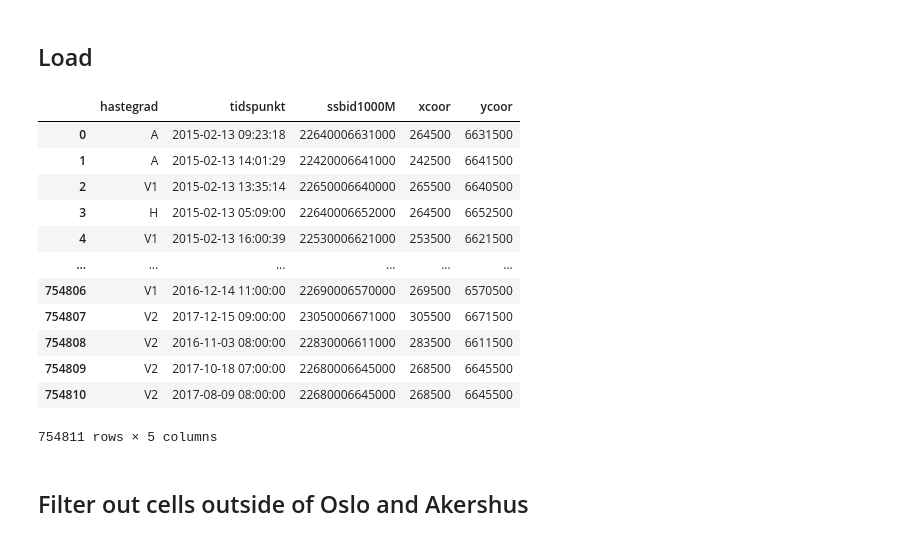
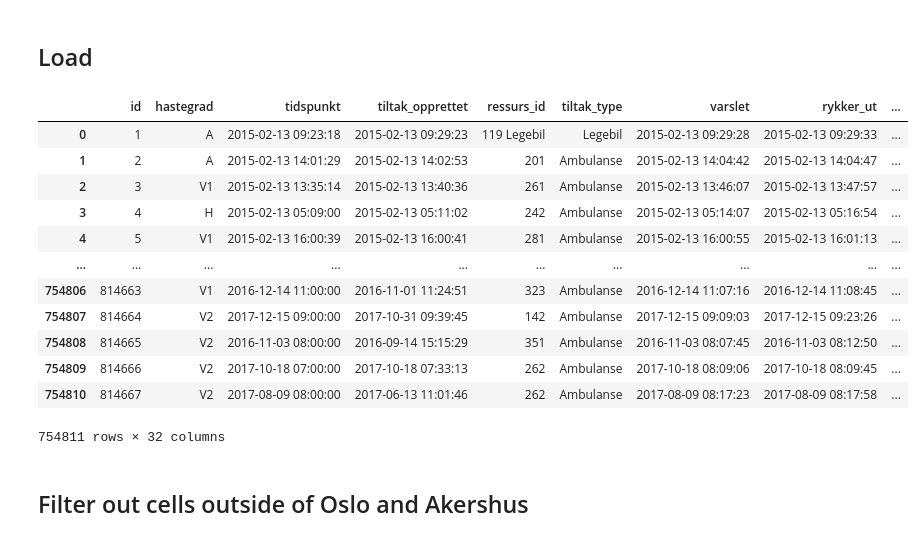
Before and after one commit to Magssch/gecco-2023-ambulance-allocation, a Jupyter notebook: scripts/notebooks/nicklas_spacial.ipynb, the cells around one changed output. Drawn from its saved outputs; the diff is of its cells as text; code cells hidden in the pictures.

```diff
--- a/scripts/notebooks/nicklas_spacial.ipynb
+++ b/scripts/notebooks/nicklas_spacial.ipynb
@@ -34,24 +34,25 @@ matplotlib backend: module://matplotlib_inline.backend_inline
 should_save = False
 # %% [markdown]
 ## Load
-# %%
-fields = ['tidspunkt', 'xcoor', 'ycoor', 'hastegrad', 'ssbid1000M']
-incidents = pd.read_csv('proprietary_data/cleaned_data.csv', usecols=fields)
-incidents
-# %% [output]
-|  | hastegrad | tidspunkt | ssbid1000M | xcoor | ycoor |
-| 0 | A | 2015-02-13 09:23:18 | 22640006631000 | 264500 | 6631500 |
-| 1 | A | 2015-02-13 14:01:29 | 22420006641000 | 242500 | 6641500 |
-| 2 | V1 | 2015-02-13 13:35:14 | 22650006640000 | 265500 | 6640500 |
-| 3 | H | 2015-02-13 05:09:00 | 22640006652000 | 264500 | 6652500 |
-| 4 | V1 | 2015-02-13 16:00:39 | 22530006621000 | 253500 | 6621500 |
-| ... | ... | ... | ... | ... | ... |
-| 754806 | V1 | 2016-12-14 11:00:00 | 22690006570000 | 269500 | 6570500 |
-| 754807 | V2 | 2017-12-15 09:00:00 | 23050006671000 | 305500 | 6671500 |
-| 754808 | V2 | 2016-11-03 08:00:00 | 22830006611000 | 283500 | 6611500 |
-| 754809 | V2 | 2017-10-18 07:00:00 | 22680006645000 | 268500 | 6645500 |
-| 754810 | V2 | 2017-08-09 08:00:00 | 22680006645000 | 268500 | 6645500 |
-754811 rows × 5 columns
+# %%
+incidents = pd.read_csv('proprietary_data/cleaned_data.csv')
+incidents = incidents.drop(columns=['geometry'])
+incidents_columns = incidents.columns
+incidents
+# %% [output]
+|  | id | hastegrad | tidspunkt | tiltak_opprettet | ressurs_id | tiltak_type | varslet | rykker_ut | ... |
+| 0 | 1 | A | 2015-02-13 09:23:18 | 2015-02-13 09:29:23 | 119 Legebil | Legebil | 2015-02-13 09:29:28 | 2015-02-13 09:29:33 | ... |
+| 1 | 2 | A | 2015-02-13 14:01:29 | 2015-02-13 14:02:53 | 201 | Ambulanse | 2015-02-13 14:04:42 | 2015-02-13 14:04:47 | ... |
+| 2 | 3 | V1 | 2015-02-13 13:35:14 | 2015-02-13 13:40:36 | 261 | Ambulanse | 2015-02-13 13:46:07 | 2015-02-13 13:47:57 | ... |
+| 3 | 4 | H | 2015-02-13 05:09:00 | 2015-02-13 05:11:02 | 242 | Ambulanse | 2015-02-13 05:14:07 | 2015-02-13 05:16:54 | ... |
+| 4 | 5 | V1 | 2015-02-13 16:00:39 | 2015-02-13 16:00:41 | 281 | Ambulanse | 2015-02-13 16:00:55 | 2015-02-13 16:01:13 | ... |
+| ... | ... | ... | ... | ... | ... | ... | ... | ... | ... |
+| 754806 | 814663 | V1 | 2016-12-14 11:00:00 | 2016-11-01 11:24:51 | 323 | Ambulanse | 2016-12-14 11:07:16 | 2016-12-14 11:08:45 | ... |
+| 754807 | 814664 | V2 | 2017-12-15 09:00:00 | 2017-10-31 09:39:45 | 142 | Ambulanse | 2017-12-15 09:09:03 | 2017-12-15 09:23:26 | ... |
+| 754808 | 814665 | V2 | 2016-11-03 08:00:00 | 2016-09-14 15:15:29 | 351 | Ambulanse | 2016-11-03 08:07:45 | 2016-11-03 08:12:50 | ... |
+| 754809 | 814666 | V2 | 2017-10-18 07:00:00 | 2017-10-18 07:33:13 | 262 | Ambulanse | 2017-10-18 08:09:06 | 2017-10-18 08:09:45 | ... |
+| 754810 | 814667 | V2 | 2017-08-09 08:00:00 | 2017-06-13 11:01:46 | 262 | Ambulanse | 2017-08-09 08:17:23 | 2017-08-09 08:17:58 | ... |
+754811 rows × 32 columns
 # %% [markdown]
 ## Filter out cells outside of Oslo and Akershus
 # %%
```
Also changed, not shown: parts of 10 cells of this notebook.
